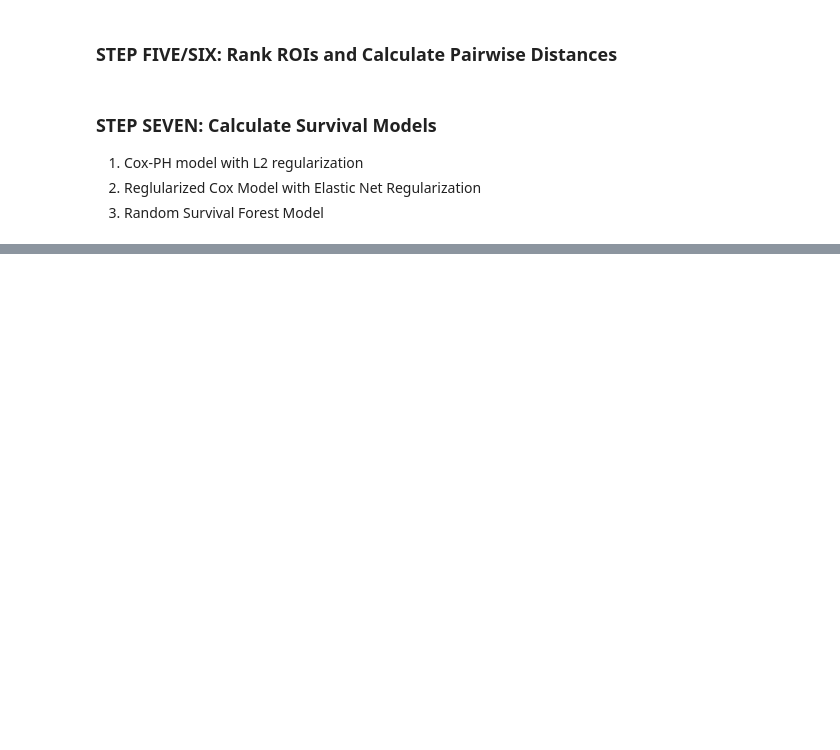
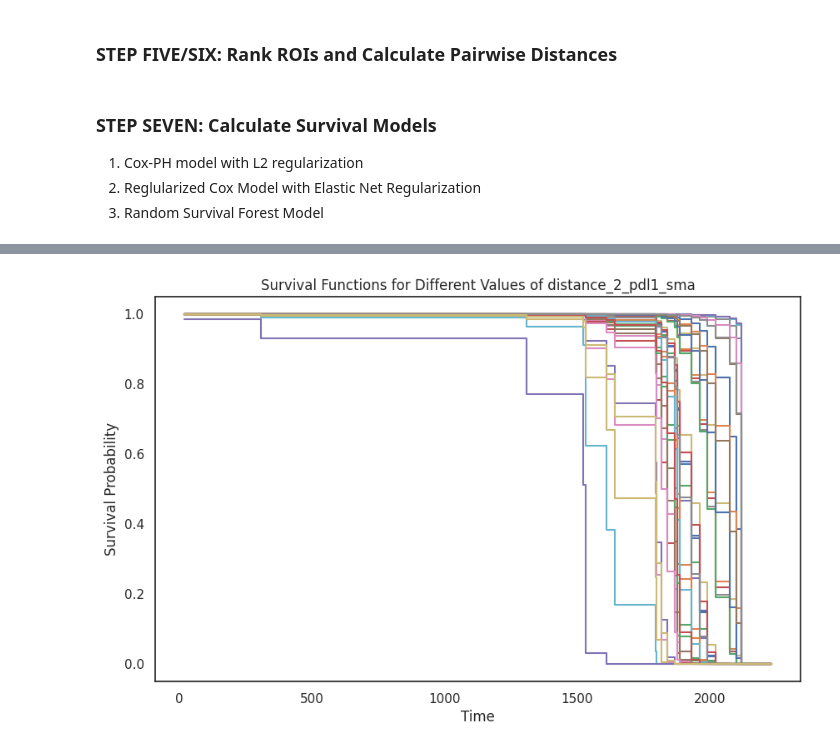
Before and after one commit to emmachancellor/ExtendedCorrelationFunctions_ECD, a Jupyter notebook: tcm_cph_model.ipynb, the cells around one changed output, grey strips where cells are left out. Drawn from its saved outputs; the diff is of its cells as text; code cells hidden in the pictures; blank space fills up the shorter version.

```diff
--- a/tcm_cph_model.ipynb
+++ b/tcm_cph_model.ipynb
@@ -328,0 +309,4 @@ distance_list: [['0.0'], ['28776.79830485364'], ['0.0'], ['0.0'], ['0.0'], ['0.0
+# %%
+plot_survival_function(coxph_model.named_steps['coxphsurvivalanalysis'], covariates, 'distance_2_pdl1_sma', [5000])
+# %% [output]
+[figure, added]
```
Also changed, not shown: parts of 13 cells of this notebook, 1 other file.
